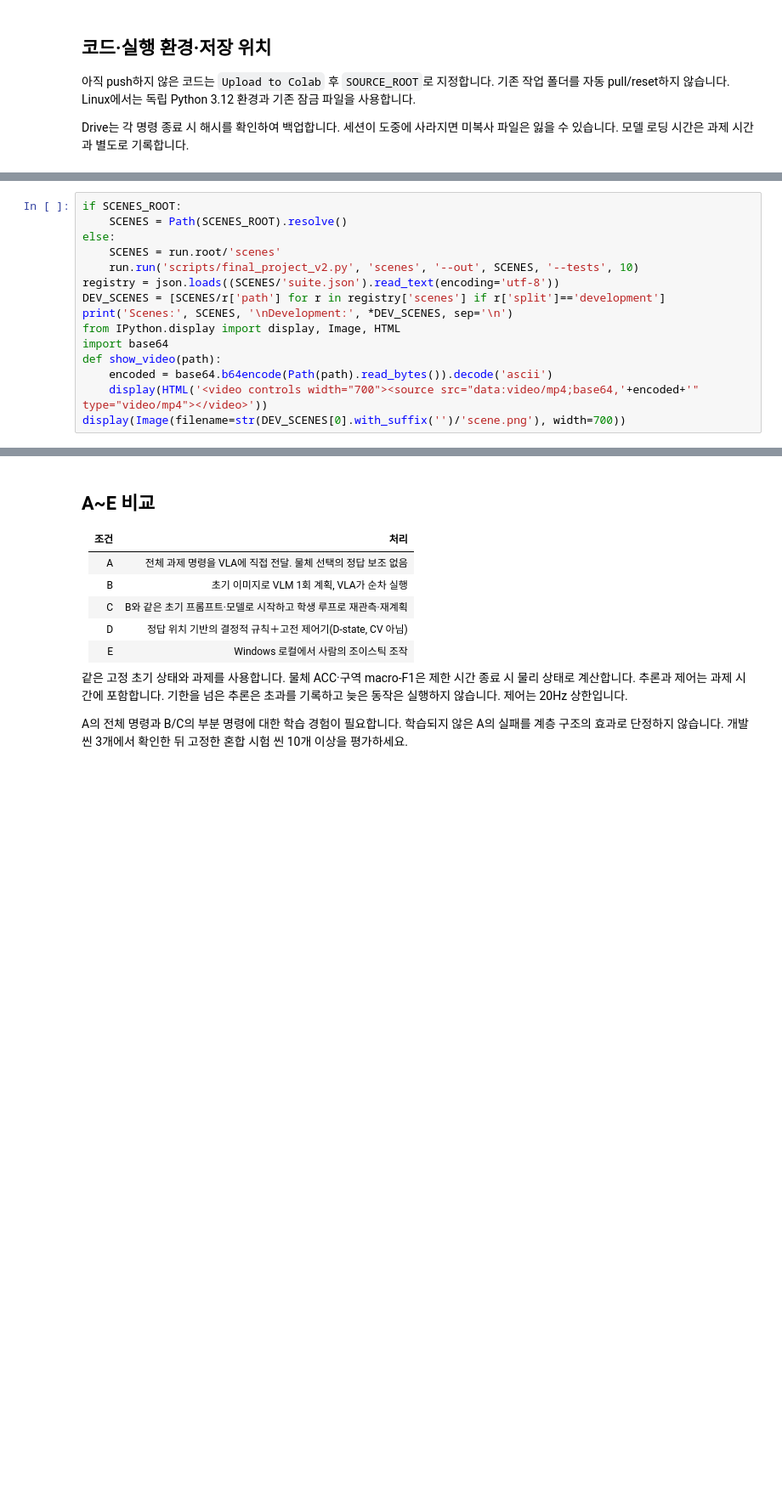
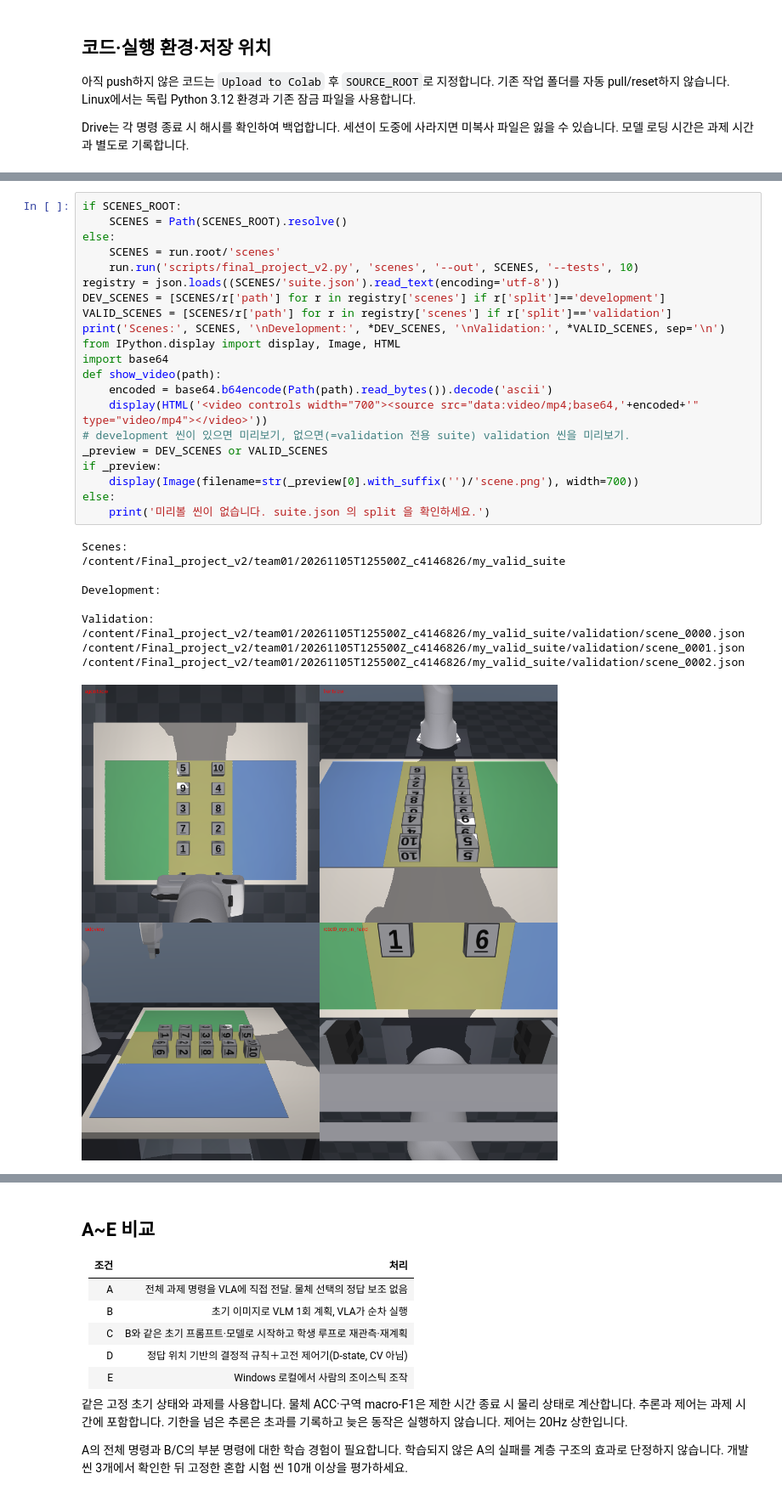
Before and after one commit to semin126/VLA2026, a Jupyter notebook: vla_pipeline/notebooks/Final_project_v2_0.ipynb, the cells around one changed output, grey strips where cells are left out. Shown at 85% size. Drawn from its saved outputs; the diff is of its cells as text; blank space fills up the shorter version.

```diff
--- a/vla_pipeline/notebooks/Final_project_v2_0.ipynb
+++ b/vla_pipeline/notebooks/Final_project_v2_0.ipynb
@@ -80,15 +169,32 @@ run.run('scripts/check_env.py')
 # %%
 if SCENES_ROOT:
     SCENES = Path(SCENES_ROOT).resolve()
 else:
     SCENES = run.root/'scenes'
     run.run('scripts/final_project_v2.py', 'scenes', '--out', SCENES, '--tests', 10)
 registry = json.loads((SCENES/'suite.json').read_text(encoding='utf-8'))
 DEV_SCENES = [SCENES/r['path'] for r in registry['scenes'] if r['split']=='development']
-print('Scenes:', SCENES, '\nDevelopment:', *DEV_SCENES, sep='\n')
+VALID_SCENES = [SCENES/r['path'] for r in registry['scenes'] if r['split']=='validation']
+print('Scenes:', SCENES, '\nDevelopment:', *DEV_SCENES, '\nValidation:', *VALID_SCENES, sep='\n')
 from IPython.display import display, Image, HTML
 import base64
 def show_video(path):
     encoded = base64.b64encode(Path(path).read_bytes()).decode('ascii')
     display(HTML('<video controls width="700"><source src="data:video/mp4;base64,'+encoded+'" type="video/mp4"></video>'))
-display(Image(filename=str(DEV_SCENES[0].with_suffix('')/'scene.png'), width=700))
+# development 씬이 있으면 미리보기, 없으면(=validation 전용 suite) validation 씬을 미리보기.
+_preview = DEV_SCENES or VALID_SCENES
+if _preview:
+    display(Image(filename=str(_preview[0].with_suffix('')/'scene.png'), width=700))
+else:
+    print('미리볼 씬이 없습니다. suite.json 의 split 을 확인하세요.')
+# %% [output]
+Scenes:
+/content/Final_project_v2/team01/20261105T125500Z_c4146826/my_valid_suite
+
+Development:
+
+Validation:
+/content/Final_project_v2/team01/20261105T125500Z_c4146826/my_valid_suite/validation/scene_0000.json
+/content/Final_project_v2/team01/20261105T125500Z_c4146826/my_valid_suite/validation/scene_0001.json
+/content/Final_project_v2/team01/20261105T125500Z_c4146826/my_valid_suite/validation/scene_0002.json
+[figure, added]
```
Also changed, not shown: parts of 5 cells of this notebook, 4 other files.
